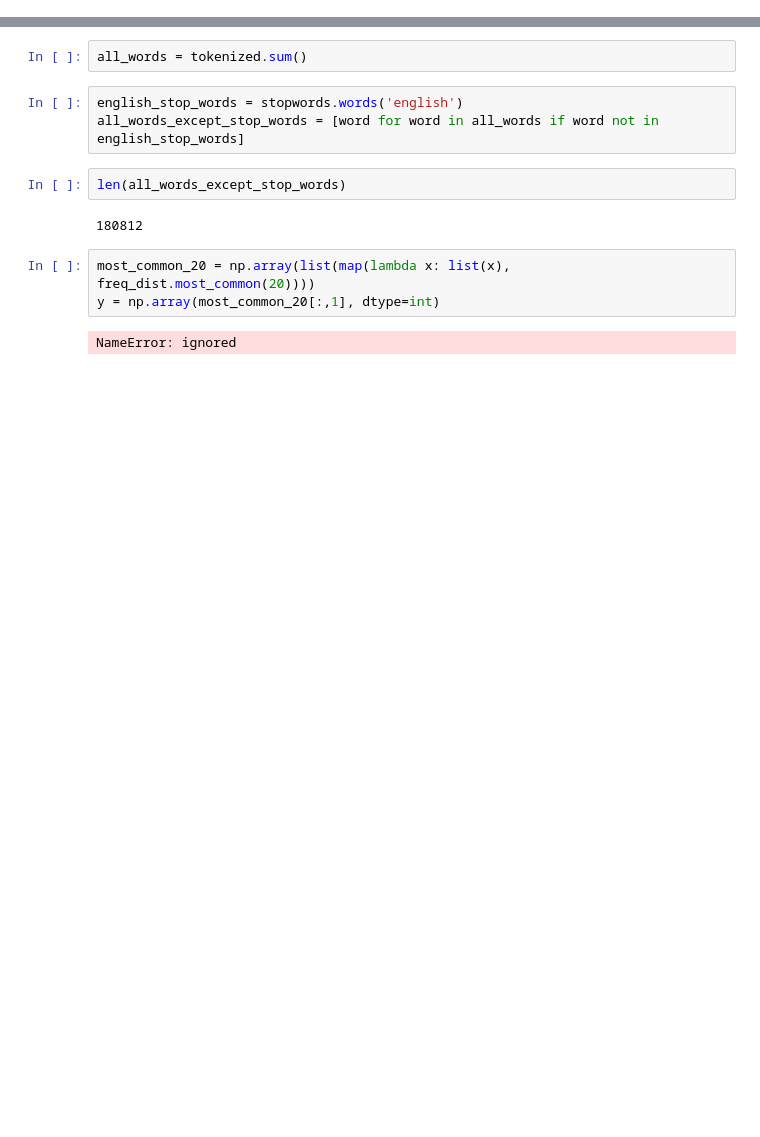
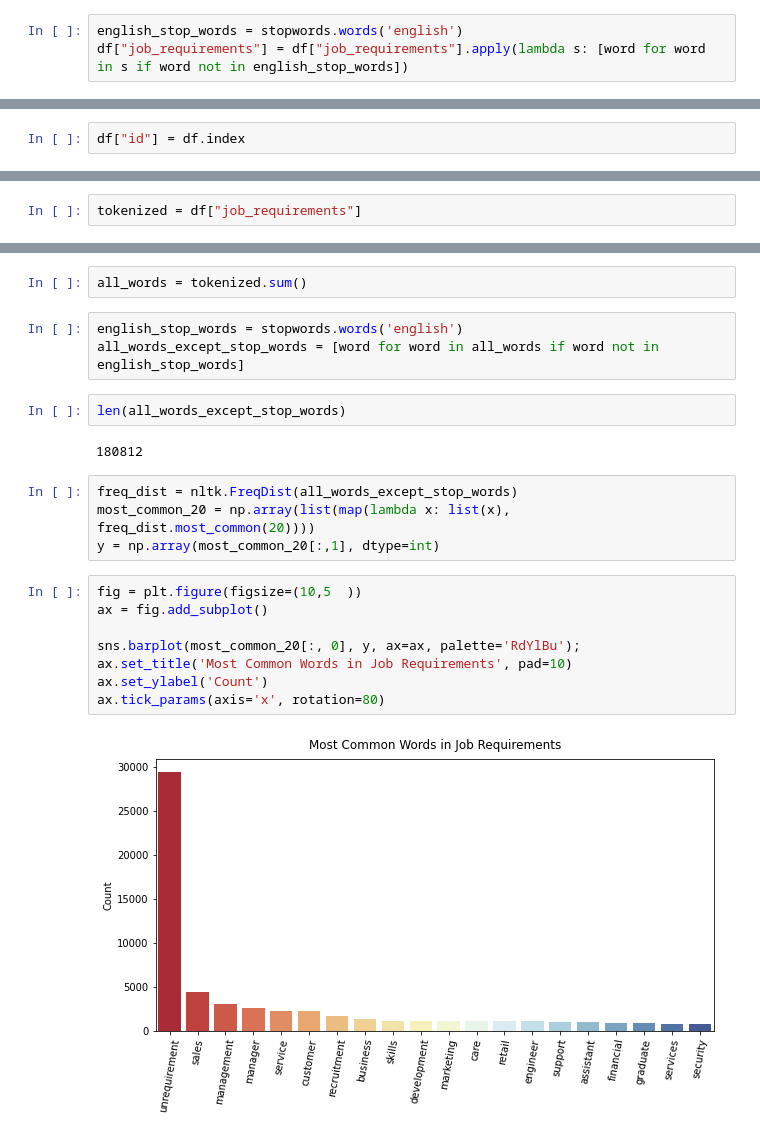
Before and after one commit to EduHdzVillasana/Technical-Test-Torre, a Jupyter notebook: Notebook.ipynb, the cells around one changed output, grey strips where cells are left out. Drawn from its saved outputs; the diff is of its cells as text; blank space fills up the shorter version.

```diff
--- a/Notebook.ipynb
+++ b/Notebook.ipynb
@@ -189,0 +189,3 @@ tokenized = df_req.apply(nltk.word_tokenize)
+# %%
+english_stop_words = stopwords.words('english')
+df["job_requirements"] = df["job_requirements"].apply(lambda s: [word for word in s if word not in english_stop_words])
@@ -189,0 +206,2 @@ tokenized = df_req.apply(nltk.word_tokenize)
+# %%
+df["id"] = df.index
@@ -190,3 +300,5 @@ tokenized = df_req.apply(nltk.word_tokenize)
+# %%
+tokenized = df["job_requirements"]
 # %%
 tokenized.sample(5)
 # %% [output]
@@ -206,7 +318,16 @@ len(all_words_except_stop_words)
 # %% [output]
 180812
 # %%
+freq_dist = nltk.FreqDist(all_words_except_stop_words)
 most_common_20 = np.array(list(map(lambda x: list(x), freq_dist.most_common(20))))
 y = np.array(most_common_20[:,1], dtype=int)
-# %% [output]
-NameError: ignored
+# %%
+fig = plt.figure(figsize=(10,5  ))
+ax = fig.add_subplot()
+
+sns.barplot(most_common_20[:, 0], y, ax=ax, palette='RdYlBu');
+ax.set_title('Most Common Words in Job Requirements', pad=10)
+ax.set_ylabel('Count')
+ax.tick_params(axis='x', rotation=80)
+# %% [output]
+[figure, added]
```
Also changed, not shown: parts of 36 cells of this notebook.
